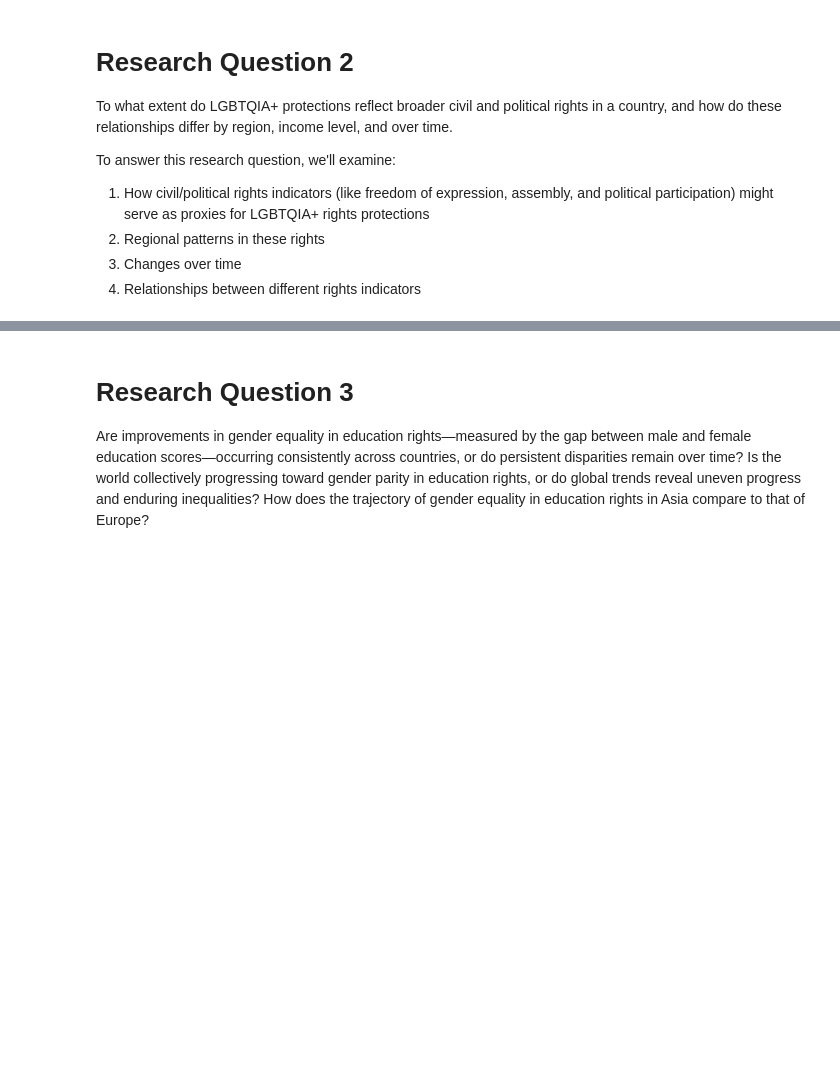
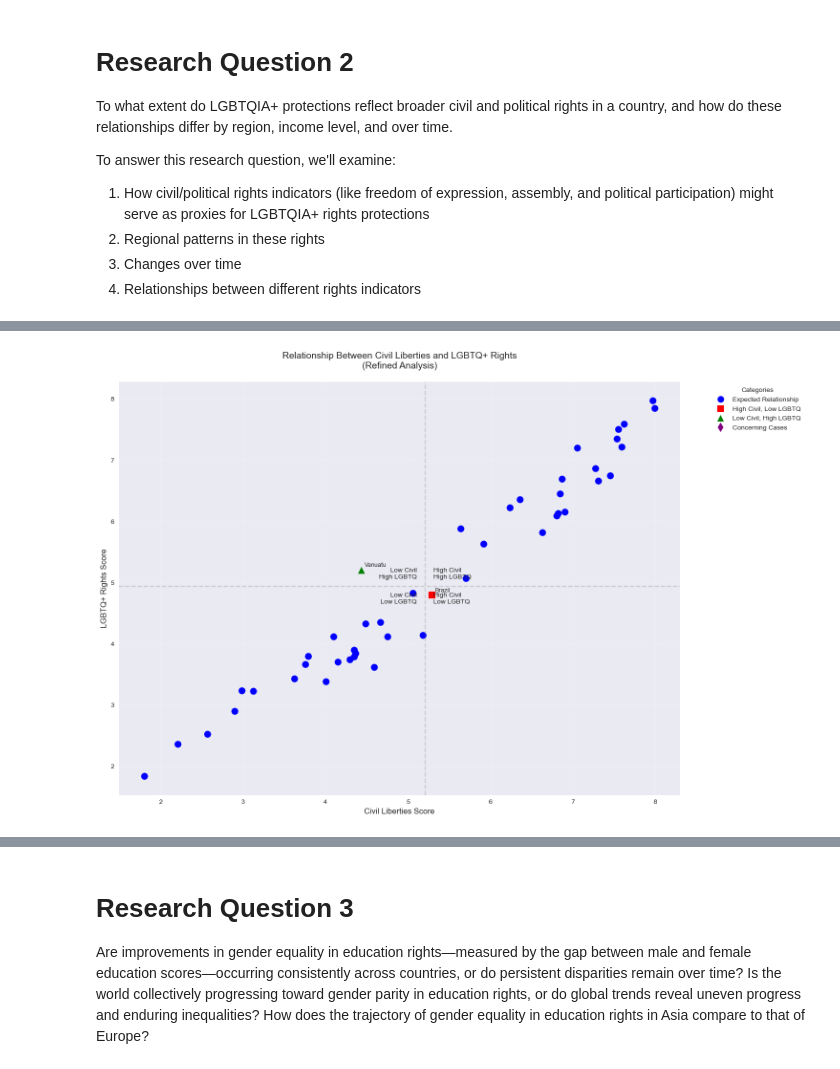
Before and after one commit to UhanWu/qtm151-s25, a Jupyter notebook: final_projects/group11finalproject.ipynb, the cells around one changed output, grey strips where cells are left out. Drawn from its saved outputs; the diff is of its cells as text; code cells hidden in the pictures; blank space fills up the shorter version.

```diff
--- a/final_projects/group11finalproject.ipynb
+++ b/final_projects/group11finalproject.ipynb
@@ -258,0 +629,96 @@ To answer this research question, we'll examine:
+# %%
+
+def calculate_civil_liberties_score(row):
+    weights = {
+        'express_mean': 0.4,  # Freedom of expression
+        'assem_mean': 0.3,    # Freedom of assembly
+        'polpart_mean': 0.3   # Political participation
+    }
+
+    score = sum(row[col] * weight for col, weight in weights.items())
+    return score
+
+cpr_data['civil_liberties_score'] = cpr_data.apply(calculate_civil_liberties_score, axis=1)
+cpr_data['lgbtq_rights_proxy'] = cpr_data['express_mean']
+
+def create_refined_visualization(df):
+    global_civil_mean = df['civil_liberties_score'].mean()
+    global_lgbtq_mean = df['lgbtq_rights_proxy'].mean()
+
+    plt.figure(figsize=(15, 10))
+
+    plt.axhline(y=global_lgbtq_mean, color='gray', linestyle='--', alpha=0.3)
+    plt.axvline(x=global_civil_mean, color='gray', linestyle='--', alpha=0.3)
+
+    categories = {
+        'Expected Relationship': ('blue', 'o'),      # Blue circles
+        'High Civil, Low LGBTQ': ('red', 's'),       # Red squares
+        'Low Civil, High LGBTQ': ('green', '^'),     # Green triangles
+        'Concerning Cases': ('purple', 'd')          # Purple diamonds
+    }
+
+    legend_handles = []
+    for category, (color, marker) in categories.items():
+        legend_handles.append(plt.Line2D([0], [0],
+                                       marker=marker,
+                                       color='w',
+                                       markerfacecolor=color,
+                                       markersize=10,
+                                       label=category))
+
+    for country in df['country'].unique():
+        country_data = df[df['country'] == country]
+        avg_civil = country_data['civil_liberties_score'].mean()
+        avg_lgbtq = country_data['lgbtq_rights_proxy'].mean()
+
+        if avg_civil > global_civil_mean + 0.5 and avg_lgbtq < global_lgbtq_mean - 0.5:
+            category = 'Concerning Cases'
+        elif avg_civil > global_civil_mean and avg_lgbtq < global_lgbtq_mean:
+            category = 'High Civil, Low LGBTQ'
+        elif avg_civil < global_civil_mean and avg_lgbtq > global_lgbtq_mean:
+            category = 'Low Civil, High LGBTQ'
+        else:
+            category = 'Expected Relationship'
+
+        color, marker = categories[category]
+        plt.scatter(avg_civil, avg_lgbtq,
+                   color=color,
+                   marker=marker,
+                   s=100)
+
+        if category != 'Expected Relationship':
+            plt.annotate(country,
+                        (avg_civil, avg_lgbtq),
+                        xytext=(5, 5),
+                        textcoords='offset points',
+                        fontsize=9)
+
+    plt.xlabel('Civil Liberties Score', fontsize=12)
+    plt.ylabel('LGBTQ+ Rights Score', fontsize=12)
+    plt.title('Relationship Between Civil Liberties and LGBTQ+ Rights\n(Refined Analysis)',
+              fontsize=14, pad=20)
+
+    plt.text(global_civil_mean + 0.1, global_lgbtq_mean + 0.1,
+             'High Civil\nHigh LGBTQ', ha='left', va='bottom')
+    plt.text(global_civil_mean - 0.1, global_lgbtq_mean + 0.1,
+             'Low Civil\nHigh LGBTQ', ha='right', va='bottom')
+    plt.text(global_civil_mean + 0.1, global_lgbtq_mean - 0.1,
+             'High Civil\nLow LGBTQ', ha='left', va='top')
+    plt.text(global_civil_mean - 0.1, global_lgbtq_mean - 0.1,
+             'Low Civil\nLow LGBTQ', ha='right', va='top')
+
+    plt.legend(handles=legend_handles,
+              loc='upper left',
+              bbox_to_anchor=(1.05, 1),
+              title='Categories')
+
+    plt.grid(True, alpha=0.3)
+
+    plt.tight_layout()
+
+    return plt
+
+plot = create_refined_visualization(cpr_data)
+plot.show()
+# %% [output]
+[figure, added]
```
Also changed, not shown: parts of 24 cells of this notebook, 2 other files.
